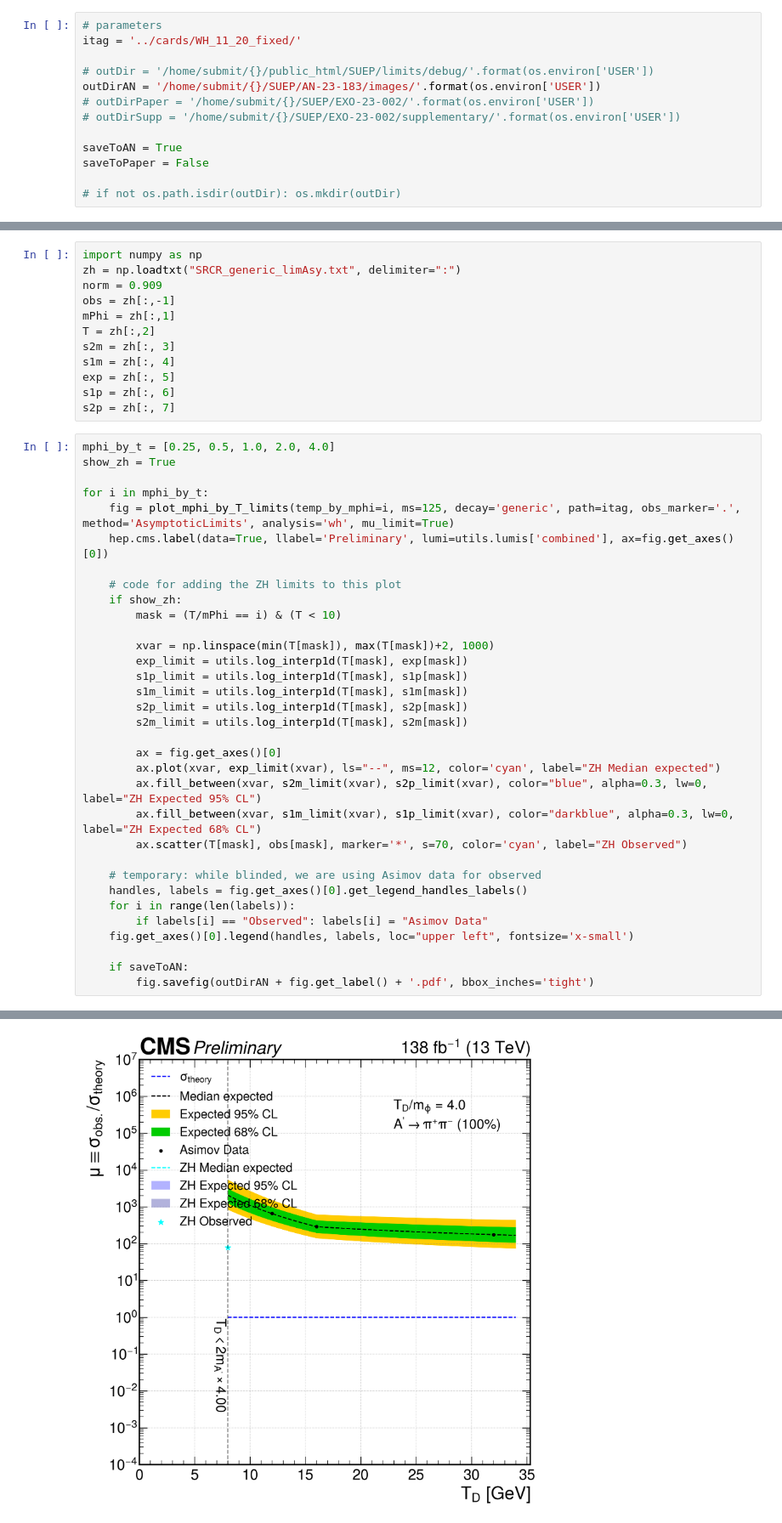
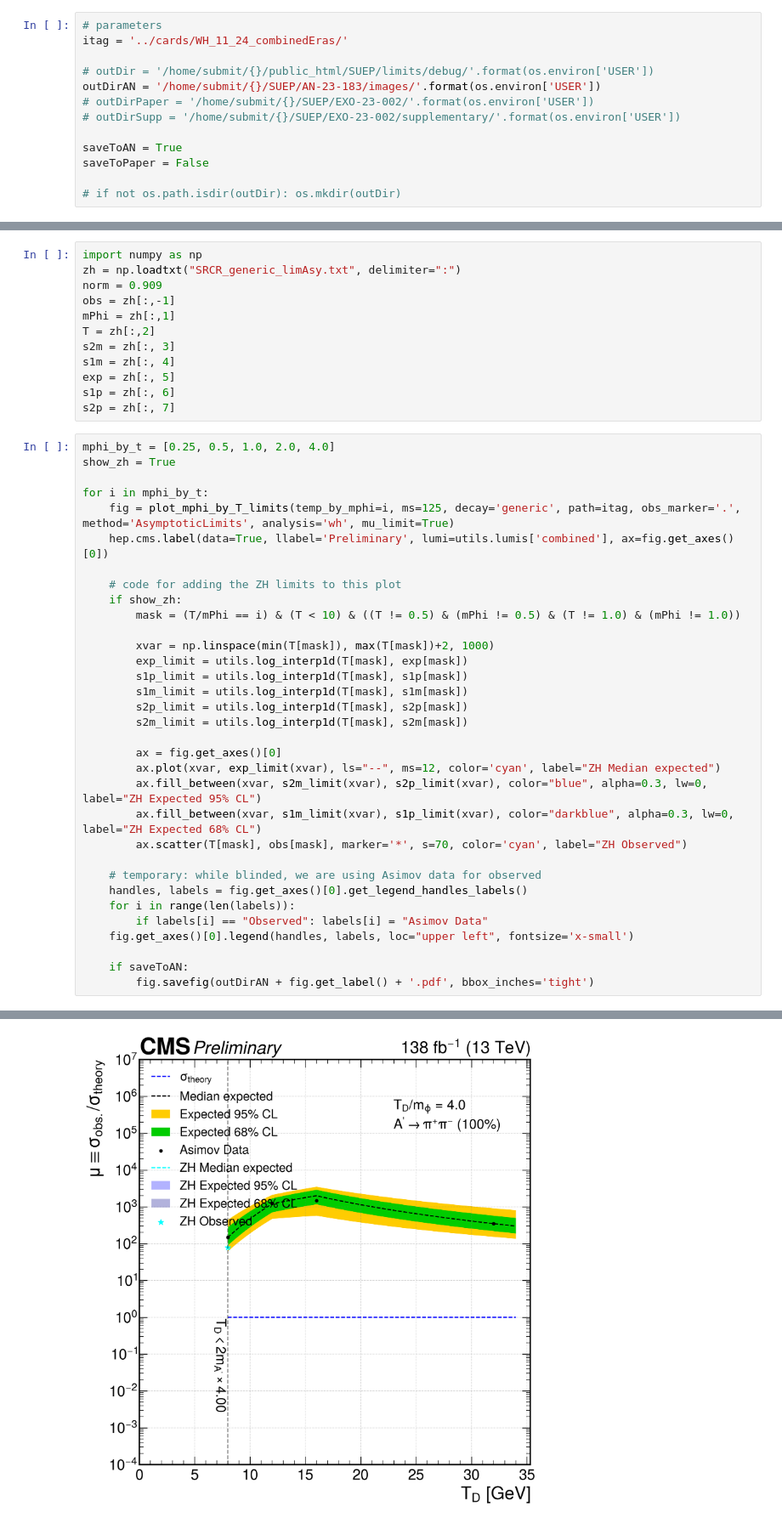
Before and after one commit to SUEPPhysics/SUEPLimits, a Jupyter notebook: notebook_tools/limits_wh.ipynb, the cells around one changed output, grey strips where cells are left out. Shown at 85% size. Cells and saved outputs as stored; diff of their text form.

```diff
--- a/notebook_tools/limits_wh.ipynb
+++ b/notebook_tools/limits_wh.ipynb
@@ -22,7 +22,7 @@ import mplhep as hep
 hep.style.use("CMS")
 # %%
 # parameters
-itag = '../cards/WH_11_20_fixed/'
+itag = '../cards/WH_11_24_combinedEras/'
 
 # outDir = '/home/submit/{}/public_html/SUEP/limits/debug/'.format(os.environ['USER'])
 outDirAN = '/home/submit/{}/SUEP/AN-23-183/images/'.format(os.environ['USER'])
@@ -150,7 +150,7 @@ for i in mphi_by_t:
 
     # code for adding the ZH limits to this plot
     if show_zh:
-        mask = (T/mPhi == i) & (T < 10)
+        mask = (T/mPhi == i) & (T < 10) & ((T != 0.5) & (mPhi != 0.5) & (T != 1.0) & (mPhi != 1.0))
 
         xvar = np.linspace(min(T[mask]), max(T[mask])+2, 1000)
         exp_limit = utils.log_interp1d(T[mask], exp[mask])
@@ -198,4 +181,4 @@ File doesn't exist ../cards/WH_11_20_fixed/higgsCombineSUEP_mS125.000_mPhi2.000_
-[figure, old version]
+[figure, new version]
 # %%
 fig = plot_mphi_by_T_limits(temp_by_mphi=1, ms=125, decay='generic', path=itag, obs_marker='o', method='AsymptoticLimits', analysis='wh', mu_limit=True)
 fig2 = plot_mphi_by_T_limits(temp_by_mphi=1, ms=125, decay='generic', path='../cards/WH_11_20_fixed_noShape/', obs_marker='x', exp_alpha=0.5, method='AsymptoticLimits', analysis='wh', mu_limit=True, ax=fig.get_axes()[0])
```
Also changed, not shown: parts of 3 cells of this notebook, 15 other files.
